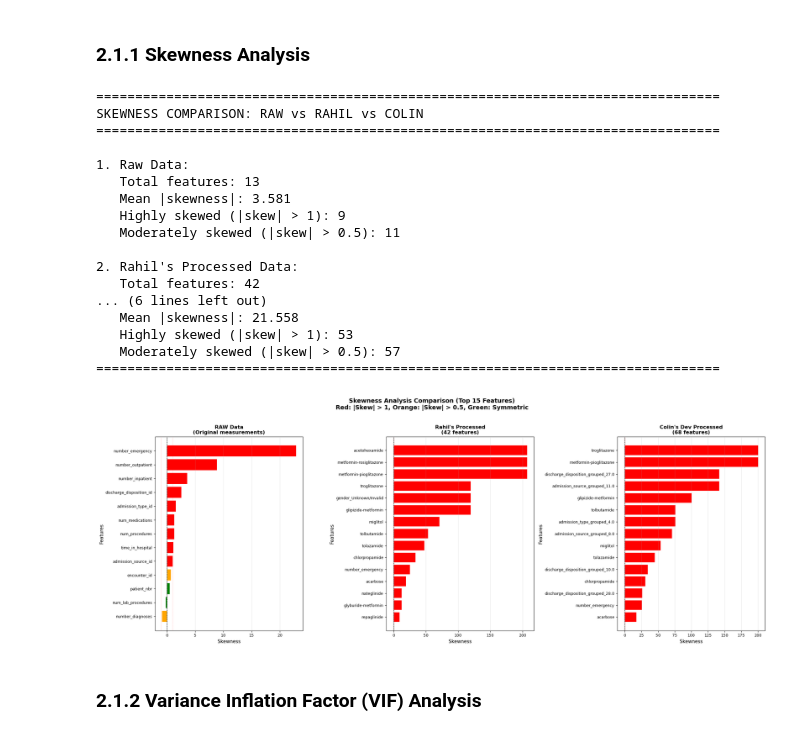
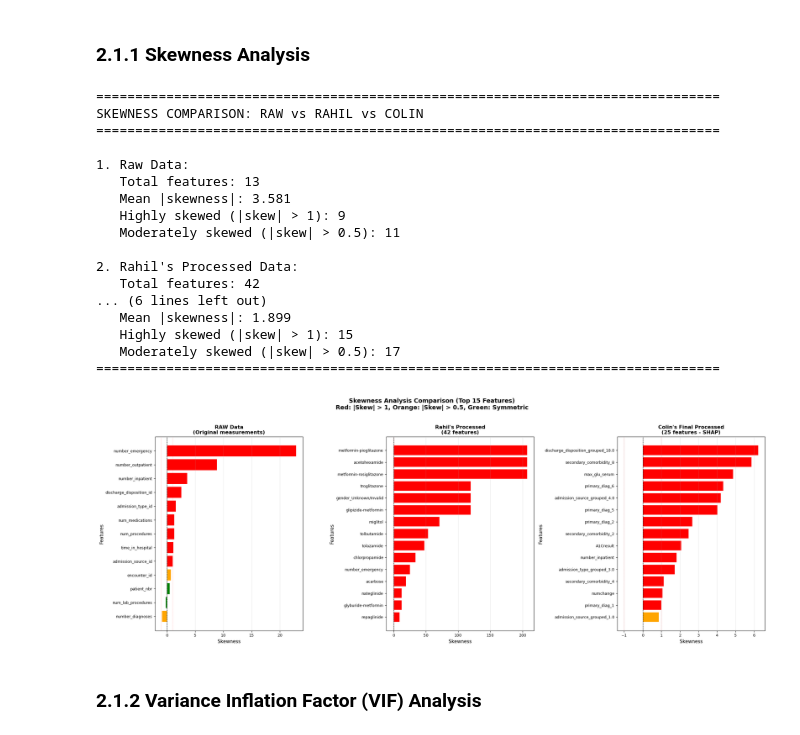
Before and after one commit to cpfrish/diabetes-readmission, a Jupyter notebook: notebooks/colin_viz_transformer.ipynb, the cells around one changed output. Cells and saved outputs as stored; diff of their text form; code cells hidden in the pictures.

Commit message:
feature selection and new processing

```diff
--- a/notebooks/colin_viz_transformer.ipynb
+++ b/notebooks/colin_viz_transformer.ipynb
@@ -45,21 +46,28 @@ To enable the following instructions: AVX2 AVX512F AVX512_VNNI FMA, in other ope
 # Load raw data set
 df = pd.read_csv("../data/diabetic_data.csv")
 
-# Load cleaned data set (from colin_dev)
-df_cleaned_dev = pd.read_csv("../data/diabetic_data_cleaned_encoded.csv")
 
 # Load train, val, test splits (from Rahil's notebook)
 df_train = pd.read_csv("../results/train.csv")
 df_val = pd.read_csv("../results/val.csv")
 df_test = pd.read_csv("../results/test.csv")
 
-# Load colin_final data splits (for model development)
-df_train_final = pd.read_csv("../data/X_train_scaled.csv")
-df_val_final = pd.read_csv("../data/X_val_scaled.csv")
-df_test_final = pd.read_csv("../data/X_test_scaled.csv")
-df_y_train_final = pd.read_csv("../data/y_train.csv")
-df_y_val_final = pd.read_csv("../data/y_val.csv")
-df_y_test_dev = pd.read_csv("../data/y_test.csv")
+# Load colin_final data splits with SHAP-refined features (for model development)
+# Using TRANSFORMED data with reduced skewness/kurtosis
+X_train_final_selected = pd.read_csv("../data/X_train_final_selected_transformed.csv")
+X_val_final_selected = pd.read_csv("../data/X_val_final_selected_transformed.csv")
+X_test_final_selected = pd.read_csv("../data/X_test_final_selected_transformed.csv")
+Y_train_final = pd.read_csv("../data/y_train.csv")
+Y_val_final = pd.read_csv("../data/y_val.csv")
+Y_test_final = pd.read_csv("../data/y_test.csv")
 
 # Combine train, val, test into a single dataframe for visualization
-df_combined_clean = pd.concat([df_train, df_val, df_test], axis=0)
+df_combined_final = pd.concat([X_train_final_selected, X_val_final_selected, X_test_final_selected], axis=0)
+
+print("=" * 70)
+print("DATA LOADING SUMMARY")
+print("=" * 70)
+print(f"Using TRANSFORMED data (Yeo-Johnson power transform)")
+print(f"  - Reduced skewness and kurtosis")
+print(f"  - Optimized for neural network training")
+print("=" * 70)
@@ -270,8 +372,8 @@ rahil_numerical_cols = df_train.select_dtypes(include=[np.number]).columns.tolis
 if 'readmitted' in rahil_numerical_cols:
     rahil_numerical_cols.remove('readmitted')
 
-# Get numerical columns from Colin's dev TRAINING data
-colin_numerical_cols = df_train_dev.select_dtypes(include=[np.number]).columns.tolist()
+# Get numerical columns from Colin's final TRAINING data
+colin_numerical_cols = X_train_final_selected.select_dtypes(include=[np.number]).columns.tolist()
 if 'readmitted' in colin_numerical_cols:
     colin_numerical_cols.remove('readmitted')
 
@@ -290,10 +392,10 @@ for col in rahil_numerical_cols:
     skewness_rahil.append({'Feature': col, 'Skewness': skew_value})
 skewness_rahil_df = pd.DataFrame(skewness_rahil).sort_values('Skewness', ascending=False)
 
-# Calculate skewness for COLIN's dev TRAINING data
+# Calculate skewness for COLIN's final TRAINING data
 skewness_colin = []
 for col in colin_numerical_cols:
-    skew_value = skew(df_train_dev[col].dropna())
+    skew_value = skew(X_train_final_selected[col].dropna())
     skewness_colin.append({'Feature': col, 'Skewness': skew_value})
 skewness_colin_df = pd.DataFrame(skewness_colin).sort_values('Skewness', ascending=False)
 
@@ -314,7 +416,7 @@ print(f"   Mean |skewness|: {skewness_rahil_df['Skewness'].abs().mean():.3f}")
 print(f"   Highly skewed (|skew| > 1): {(skewness_rahil_df['Skewness'].abs() > 1).sum()}")
 print(f"   Moderately skewed (|skew| > 0.5): {(skewness_rahil_df['Skewness'].abs() > 0.5).sum()}")
 
-print(f"\n3. Colin's Dev Processed Data:")
+print(f"\n3. Colin's Final Processed Data:")
 print(f"   Total features: {len(skewness_colin_df)}")
 print(f"   Mean |skewness|: {skewness_colin_df['Skewness'].abs().mean():.3f}")
 print(f"   Highly skewed (|skew| > 1): {(skewness_colin_df['Skewness'].abs() > 1).sum()}")
@@ -355,44 +457,44 @@ ax2.invert_yaxis()
 ax2.grid(axis='x', alpha=0.3)
 ax2.tick_params(axis='both', labelsize=9)
 
-# Plot COLIN's dev processed data skewness (top 15)
+# Plot COLIN's final processed data skewness (top 15)
 top_colin = skewness_colin_df.head(15)
 colors_colin = ['red' if abs(x) > 1 else 'orange' if abs(x) > 0.5 else 'green'
                 for x in top_colin['Skewness']]
 ax3.barh(top_colin['Feature'], top_colin['Skewness'], color=colors_colin)
 ax3.set_xlabel('Skewness', fontsize=11)
 ax3.set_ylabel('Features', fontsize=11)
-ax3.set_title("Colin's Dev Processed\n(68 features)", fontsize=12, fontweight='bold')
+ax3.set_title("Colin's Final Processed\n(25 features - SHAP)", fontsize=12, fontweight='bold')
 ax3.axvline(x=0, color='black', linestyle='--', linewidth=0.8)
 ax3.axvline(x=1, color='red', linestyle=':', linewidth=0.6, alpha=0.5)
 ax3.axvline(x=-1, color='red', linestyle=':', linewidth=0.6, alpha=0.5)
 ax3.invert_yaxis()
 ax3.grid(axis='x', alpha=0.3)
 ax3.tick_params(axis='both', labelsize=9)
 
 fig.suptitle('Skewness Analysis Comparison (Top 15 Features)\nRed: |Skew| > 1, Orange: |Skew| > 0.5, Green: Symmetric',
              fontsize=14, fontweight='bold', y=1.02)
 plt.tight_layout()
 plt.show()
 # %% [output]
 ================================================================================
 SKEWNESS COMPARISON: RAW vs RAHIL vs COLIN
 ================================================================================
 
 1. Raw Data:
    Total features: 13
    Mean |skewness|: 3.581
    Highly skewed (|skew| > 1): 9
    Moderately skewed (|skew| > 0.5): 11
 
 2. Rahil's Processed Data:
    Total features: 42
 ... (6 lines left out)
-   Mean |skewness|: 21.558
-   Highly skewed (|skew| > 1): 53
-   Moderately skewed (|skew| > 0.5): 57
+   Mean |skewness|: 1.899
+   Highly skewed (|skew| > 1): 15
+   Moderately skewed (|skew| > 0.5): 17
 ================================================================================
-[figure, old version]
+[figure, new version]
 # %% [markdown]
 ### 2.1.2 Variance Inflation Factor (VIF) Analysis
 # %%
```
Also changed, not shown: parts of 22 cells of this notebook, 4 other files.
